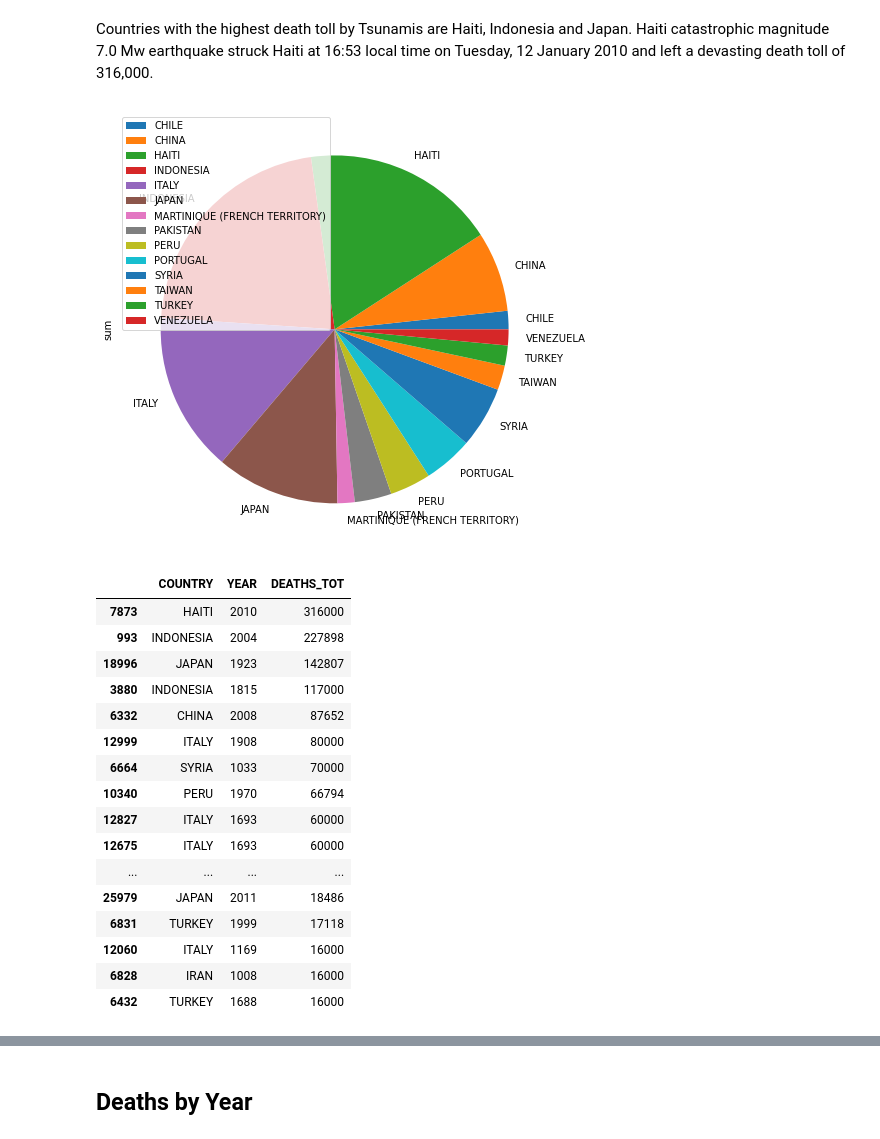
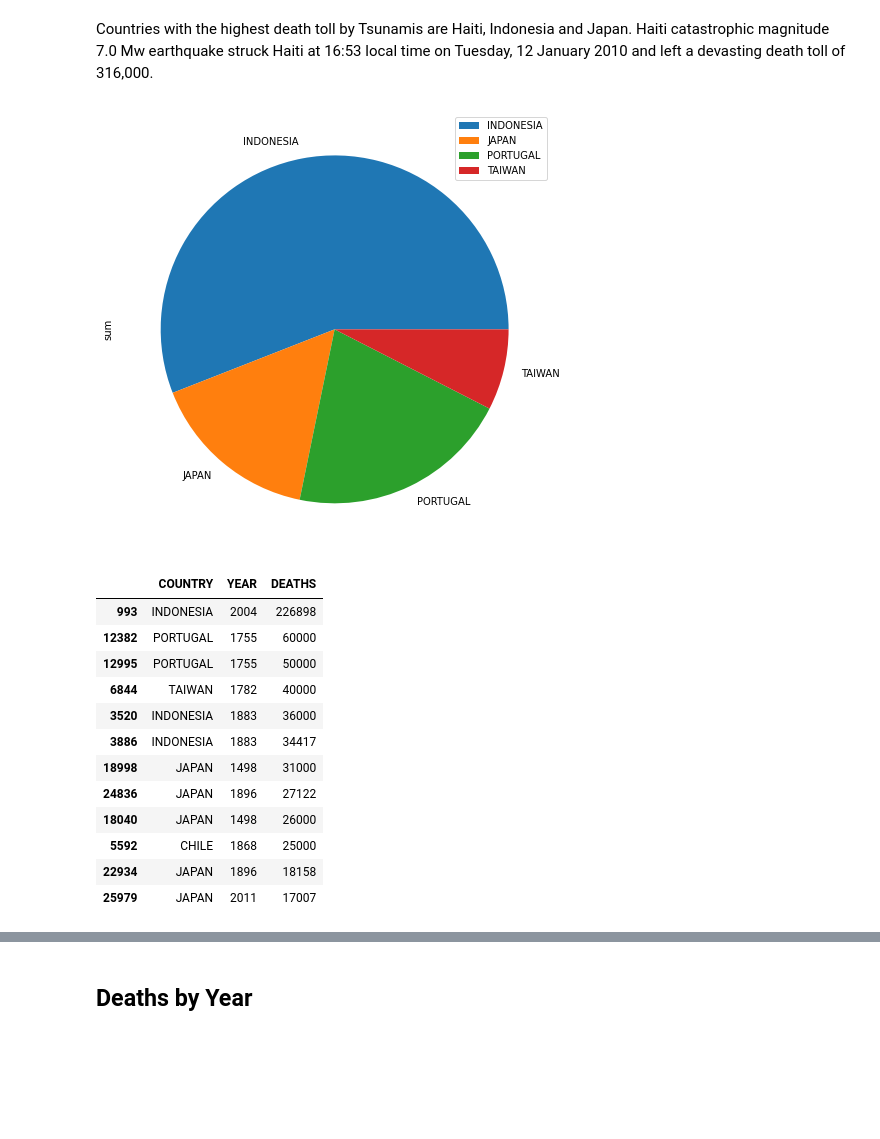
Before and after one commit to ImyPG/Natural-Disaster-Prediction, a Jupyter notebook: ND.ipynb, the cells around one changed output, grey strips where cells are left out. Cells and saved outputs as stored; diff of their text form; code cells hidden in the pictures; blank space fills up the shorter version.

```diff
--- a/ND.ipynb
+++ b/ND.ipynb
@@ -36,7 +36,7 @@ import matplotlib.pyplot as plt2
 import folium
 # %%
 
-tsunamis = pd.read_csv('Data/Historical_Tsunami.csv')
+tsunamis = pd.read_csv('Data/Historical_Tsunamis2.csv', sep=';')
 # %% [markdown]
 I have added column 'Earthquake Mayor/Great'where 1 ('yes') represents Earthquakes above 7.0 magnitude in the Richter scale. These are Earthquakes which cause serious or severe destruction and loss of life over large areas.
 # %% [markdown]
@@ -78,6 +80,6 @@ memory usage: 21.3+ MB
 # %%
-tsunamis['EQ_MAGNITU']=0
+tsunamis['Earthquake Mayor/Great']=0
 # %%
-tsunamis.loc[tsunamis['EQ_MAGNITU']>7,'Earthquake Mayor/Great'] = 1
+tsunamis.loc[tsunamis['EQ_MAGNI_1']>7,'Earthquake Mayor/Great'] = 1
 tsunamis
 # %% [output]
@@ -329,34 +295,30 @@ array([[<AxesSubplot:title={'center':"('Total Deaths', 'sum')"}>]],
 Countries with the highest death toll by Tsunamis are  Haiti, Indonesia  and Japan.
 Haiti catastrophic magnitude 7.0 Mw earthquake struck Haiti at 16:53 local time on Tuesday, 12 January 2010 and left a devasting death toll of 316,000.
 # %%
-Deaths_by_Countries = (tsunamis['DEATHS_TOT']>25000)
+Deaths_by_Countries = (tsunamis['DEATHS']>25000)
 temp=tsunamis[Deaths_by_Countries]
 
-ctry=temp.groupby(['COUNTRY']).agg({'DEATHS_TOT':['sum']}).plot(kind='pie', y='DEATHS_TOT',figsize=(8, 8))
+ctry=temp.groupby(['COUNTRY']).agg({'DEATHS':['sum']}).plot(kind='pie', y='DEATHS',figsize=(8, 8))
 ctry;
 # %% [output]
-[figure, old version]
+[figure, new version]
 # %%
-Deaths_by_Countries = (tsunamis['DEATHS_TOT']>15000)
+Deaths_by_Countries = (tsunamis['DEATHS']>15000)
 temp = tsunamis[Deaths_by_Countries]
-temp[['COUNTRY','YEAR','DEATHS_TOT']].sort_values(by='DEATHS_TOT', ascending=False)
+temp[['COUNTRY','YEAR','DEATHS']].sort_values(by='DEATHS', ascending=False)
 # %% [output]
-|  | COUNTRY | YEAR | DEATHS_TOT |
-| 7873 | HAITI | 2010 | 316000 |
-| 993 | INDONESIA | 2004 | 227898 |
-| 18996 | JAPAN | 1923 | 142807 |
-| 3880 | INDONESIA | 1815 | 117000 |
-| 6332 | CHINA | 2008 | 87652 |
-| 12999 | ITALY | 1908 | 80000 |
-| 6664 | SYRIA | 1033 | 70000 |
-| 10340 | PERU | 1970 | 66794 |
-| 12827 | ITALY | 1693 | 60000 |
-| 12675 | ITALY | 1693 | 60000 |
-| ... | ... | ... | ... |
-| 25979 | JAPAN | 2011 | 18486 |
-| 6831 | TURKEY | 1999 | 17118 |
-| 12060 | ITALY | 1169 | 16000 |
-| 6828 | IRAN | 1008 | 16000 |
-| 6432 | TURKEY | 1688 | 16000 |
+|  | COUNTRY | YEAR | DEATHS |
+| 993 | INDONESIA | 2004 | 226898 |
+| 12382 | PORTUGAL | 1755 | 60000 |
+| 12995 | PORTUGAL | 1755 | 50000 |
+| 6844 | TAIWAN | 1782 | 40000 |
+| 3520 | INDONESIA | 1883 | 36000 |
+| 3886 | INDONESIA | 1883 | 34417 |
+| 18998 | JAPAN | 1498 | 31000 |
+| 24836 | JAPAN | 1896 | 27122 |
+| 18040 | JAPAN | 1498 | 26000 |
+| 5592 | CHILE | 1868 | 25000 |
+| 22934 | JAPAN | 1896 | 18158 |
+| 25979 | JAPAN | 2011 | 17007 |
 # %%
 plt.figure(figsize=(23, 5))
```
Also changed, not shown: parts of 57 cells of this notebook.
